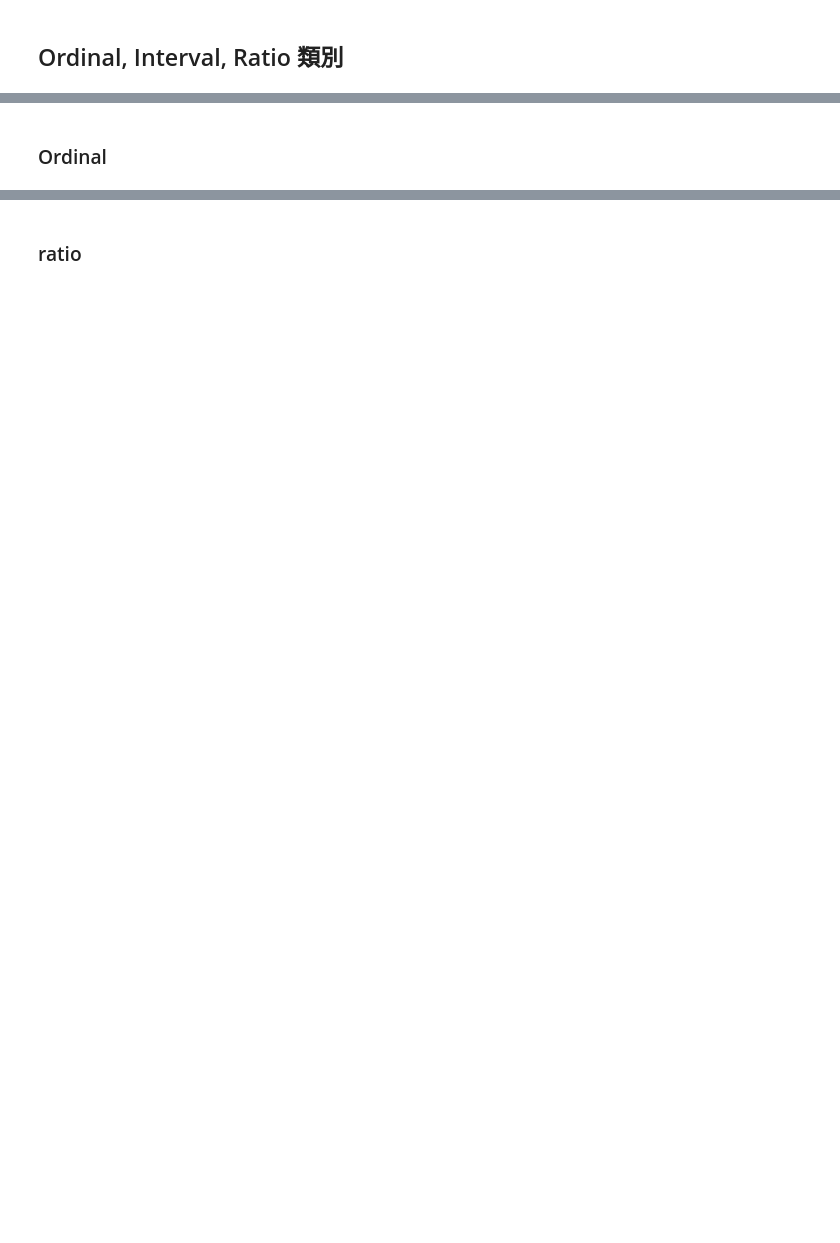
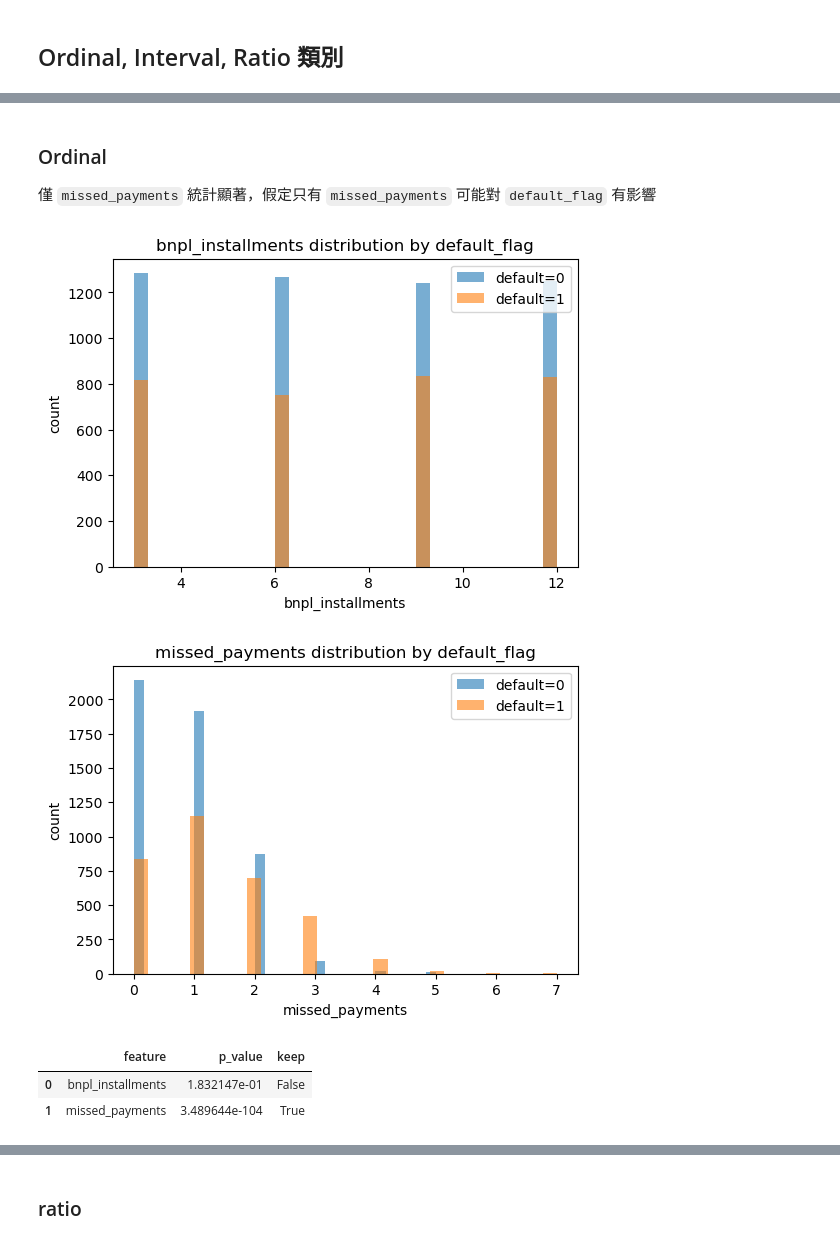
Before and after one commit to BobbleUnderBox/DataMiningG1FinalProject, a Jupyter notebook: notebooks/04_statistical_methods.ipynb, the cells around one changed output, grey strips where cells are left out. Saved outputs shown, nothing was run; the diff lists cells and outputs as text; code cells hidden in the pictures; blank space fills up the shorter version.

```diff
--- a/notebooks/04_statistical_methods.ipynb
+++ b/notebooks/04_statistical_methods.ipynb
@@ -1,3 +1,14 @@
 # %% [markdown]
 # 篩選出可能對分類模型有用的特徵
 所用資料檔：..\data\interim\04_train_feature_selection.csv
+# %%
+from pathlib import Path
+import numpy as np
+import pandas as pd
+from scipy import stats
+import matplotlib.pyplot as plt
+import seaborn as sns
+
+data_path = Path('..') / 'data' / 'interim' / '04_train_feature_selection.csv'
+df = pd.read_csv(data_path)
+df.head()
@@ -37,7 +122,46 @@ IV > 0.01 或是 卡方檢定的 p-value < 0.1，就列出。
 | ratio | `age`, `monthly_income`, `purchase_amount`, `repayment_delay_days`, `app_usage_frequency`, `debt_to_income_ratio` |
 
 先劃出這些變數的 histogram 疊圖，再顯示其檢定結果
+# %%
+ordinal_vars = ['bnpl_installments', 'missed_payments']
+interval_vars = ['transaction_year', 'transaction_month', 'transaction_day', 'transaction_dayofweek']
+ratio_vars = ['age', 'monthly_income', 'purchase_amount', 'repayment_delay_days', 'app_usage_frequency', 'debt_to_income_ratio']
+
+def plot_hist_by_target(data, feature, target='default_flag', bins=30):
+    fig, ax = plt.subplots(figsize=(6, 4))
+    ax.hist(data[data[target] == 0][feature].dropna(), bins=bins, alpha=0.6, label='default=0')
+    ax.hist(data[data[target] == 1][feature].dropna(), bins=bins, alpha=0.6, label='default=1')
+    ax.set_title(f'{feature} distribution by {target}')
+    ax.set_xlabel(feature)
+    ax.set_ylabel('count')
+    ax.legend()
+    plt.show()
+
+def mannwhitney_pvalue(series, target_series):
+    group0 = series[target_series == 0].dropna()
+    group1 = series[target_series == 1].dropna()
+    if len(group0) == 0 or len(group1) == 0:
+        print('Warning: one of the groups is empty; p-value set to NaN.')
+        return np.nan
+    return stats.mannwhitneyu(group0, group1, alternative='two-sided').pvalue
 # %% [markdown]
 ### Ordinal
+僅 `missed_payments` 統計顯著，假定只有 `missed_payments` 可能對 `default_flag` 有影響
+# %%
+ordinal_rows = []
+for col in ordinal_vars:
+    plot_hist_by_target(df, col, target_col)
+    p_value = mannwhitney_pvalue(df[col], df[target_col])
+    ordinal_rows.append({'feature': col, 'p_value': p_value})
+
+ordinal_results = pd.DataFrame(ordinal_rows)
+ordinal_results['keep'] = ordinal_results['p_value'] < 0.1
+ordinal_results
+# %% [output]
+[figure, added]
+[figure, added]
+|  | feature | p_value | keep |
+| 0 | bnpl_installments | 1.832147e-01 | False |
+| 1 | missed_payments | 3.489644e-104 | True |
 # %% [markdown]
 ### Interval
```
Also changed, not shown: parts of 14 cells of this notebook, 8 other files.
